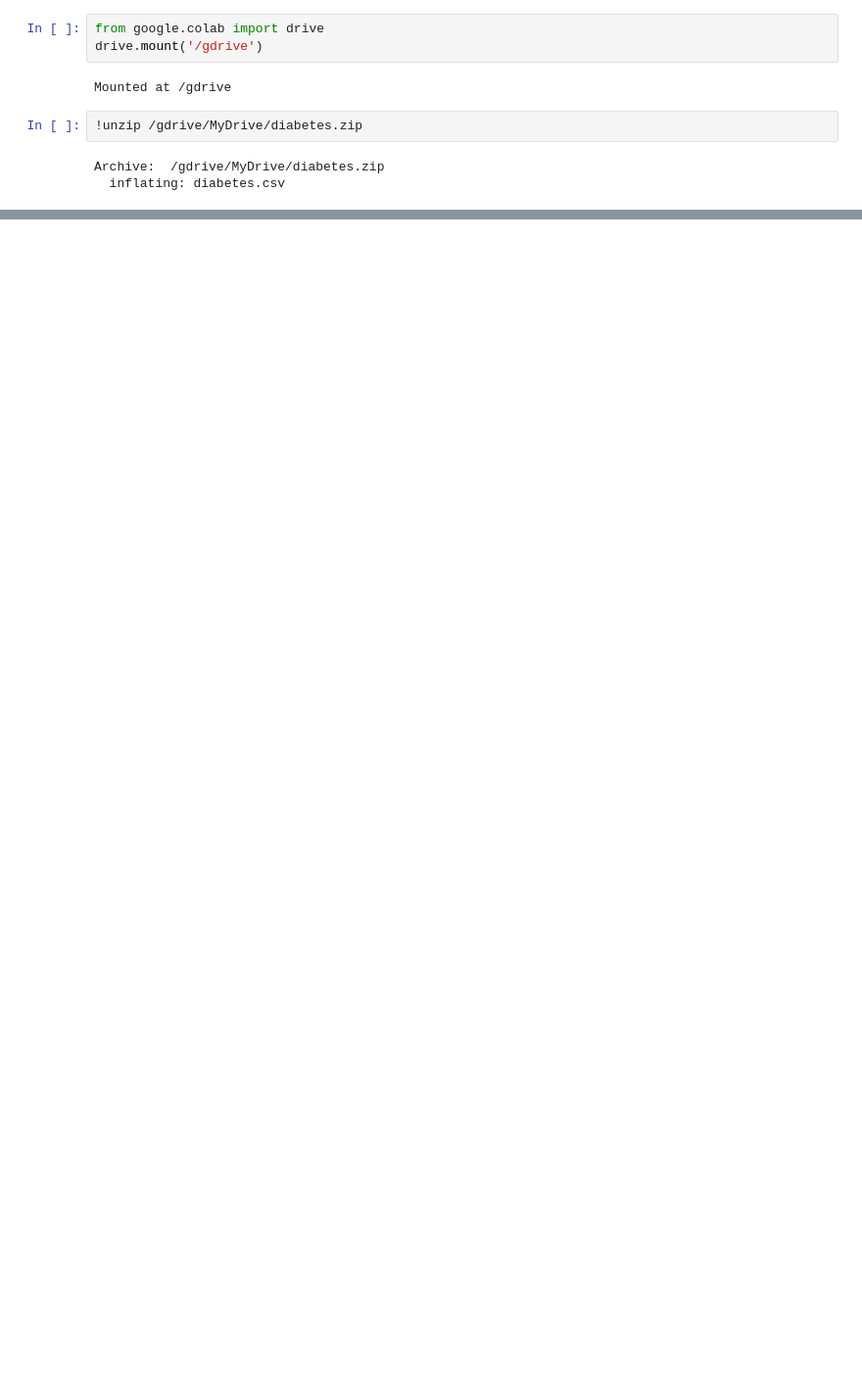
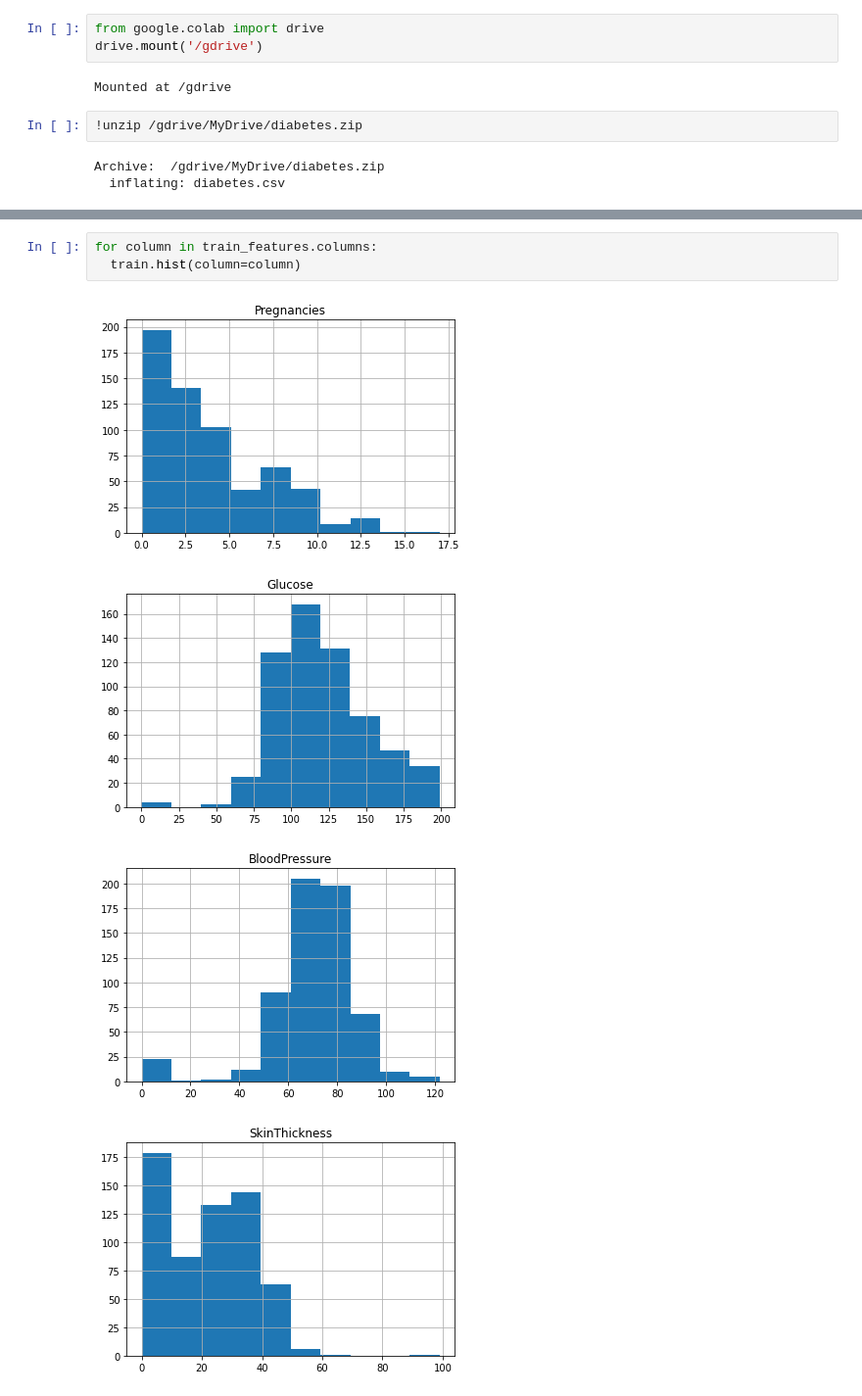
Before and after one commit to giovannidispoto/machine-and-deep-learning-playground, a Jupyter notebook: Diabetes.ipynb, the cells around one changed output, grey strips where cells are left out. Shown at 98% size. Saved outputs shown, nothing was run; the diff lists cells and outputs as text; blank space fills up the shorter version.

```diff
--- a/Diabetes.ipynb
+++ b/Diabetes.ipynb
@@ -228,0 +78,8 @@ Scored  0.8289473684210527 on test set
+# %%
+for column in train_features.columns:
+  train.hist(column=column)
+# %% [output]
+[figure, added]
+[figure, added]
+[figure, added]
+[figure, added]
```
Also changed, not shown: parts of 52 cells of this notebook.
